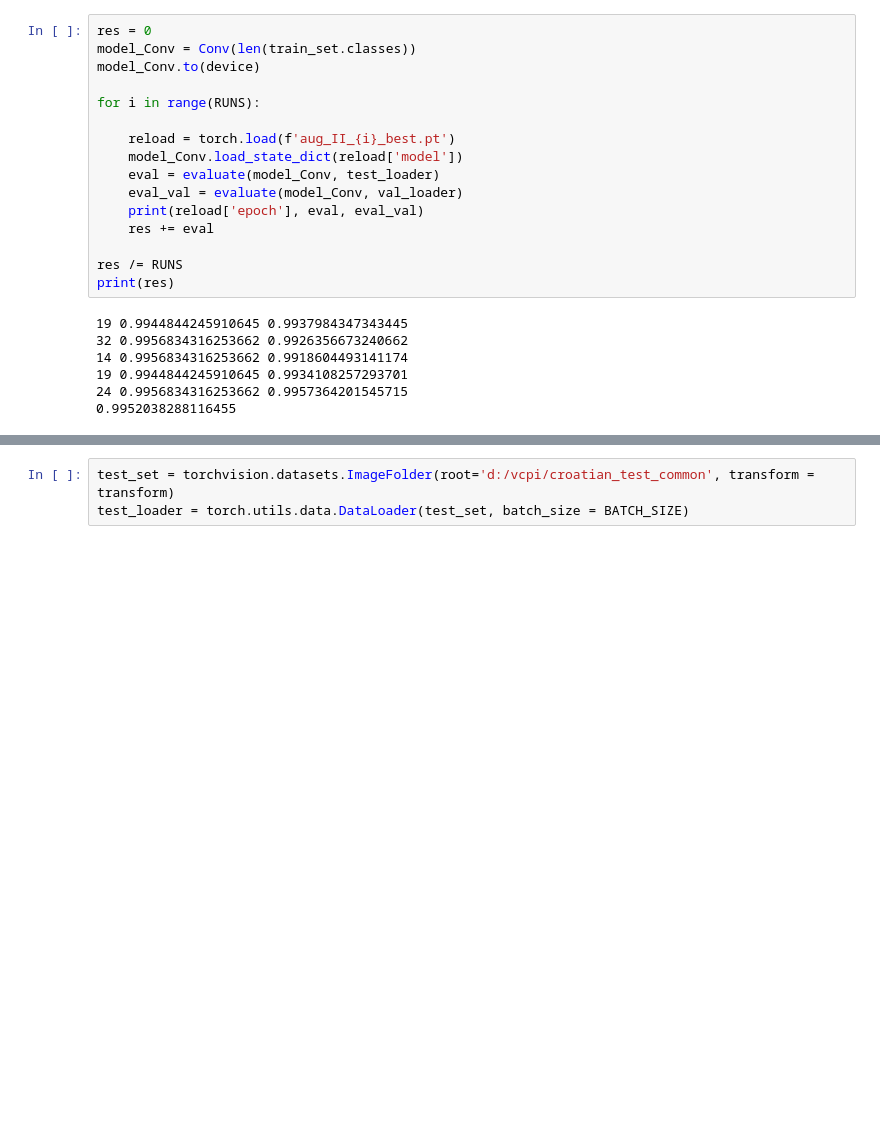
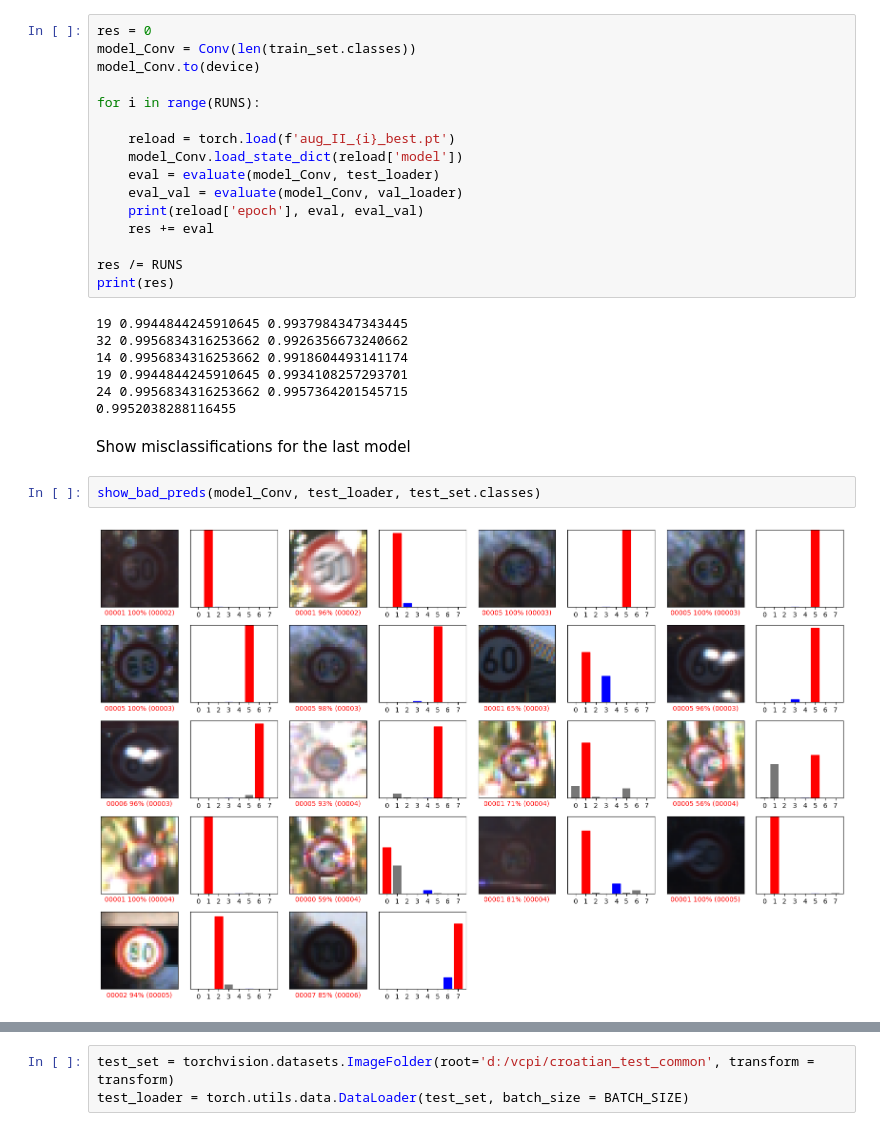
Before and after one commit to Nau3D/Deep-Learning-Course-PyTorch, a Jupyter notebook: 07.1_data_augmentation.ipynb, the cells around one changed output, grey strips where cells are left out. Drawn from its saved outputs; the diff is of its cells as text; blank space fills up the shorter version.

```diff
--- a/07.1_data_augmentation.ipynb
+++ b/07.1_data_augmentation.ipynb
@@ -500,3 +506,9 @@ print(res)
 19 0.9944844245910645 0.9934108257293701
 24 0.9956834316253662 0.9957364201545715
 0.9952038288116455
+# %% [markdown]
+Show misclassifications for the last model
+# %%
+show_bad_preds(model_Conv, test_loader, test_set.classes)
+# %% [output]
+[figure, added]
```
Also changed, not shown: parts of 11 cells of this notebook.
